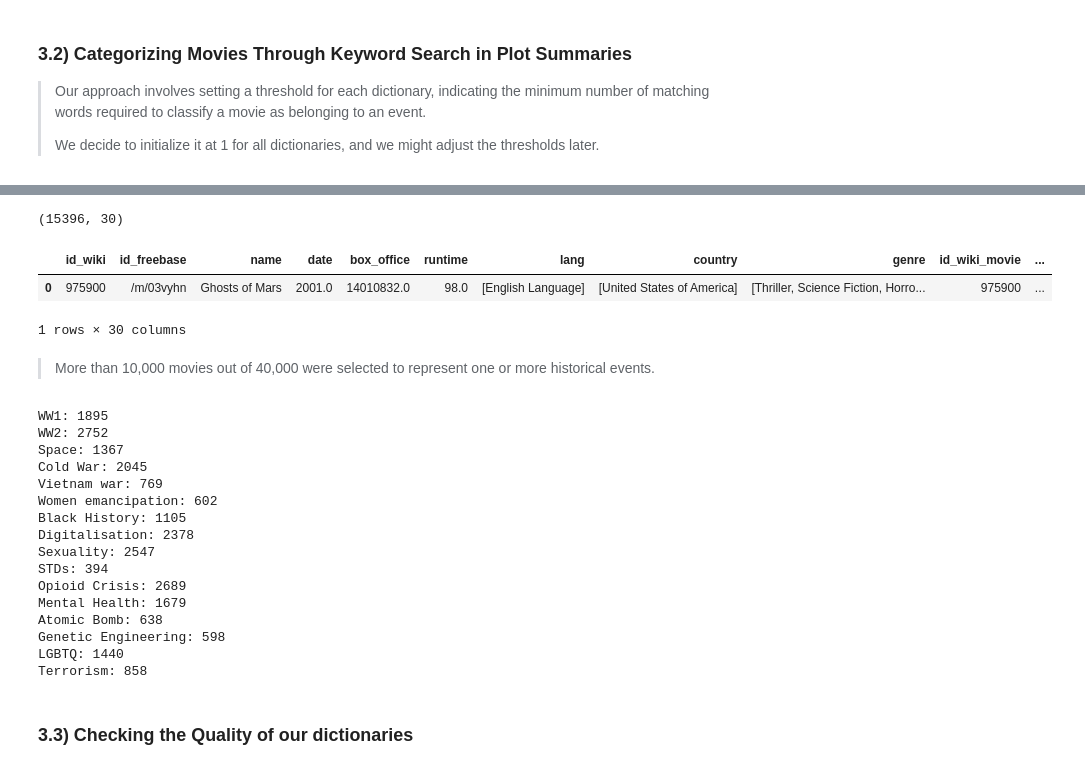
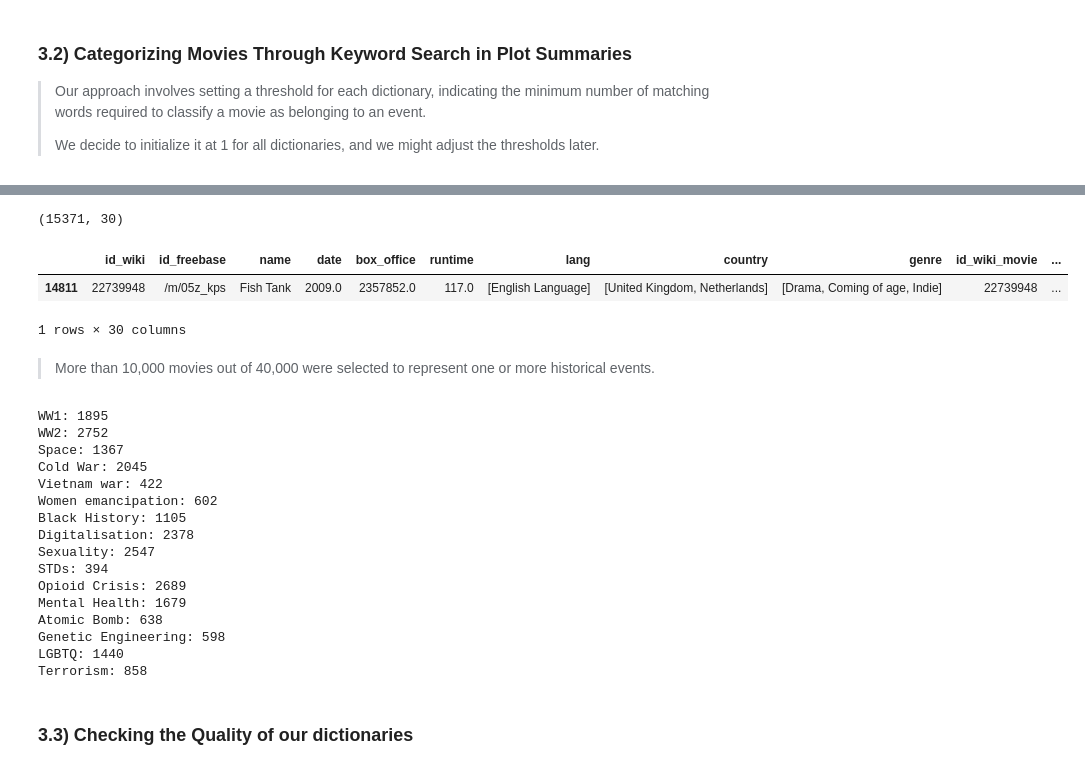
Before and after one commit to epfl-ada/ada-2023-project-onsecalme123, a Jupyter notebook: milestone2.ipynb, the cells around one changed output, grey strips where cells are left out. Cells and saved outputs as stored; diff of their text form; code cells hidden in the pictures.

```diff
--- a/milestone2.ipynb
+++ b/milestone2.ipynb
@@ -477,7 +480,7 @@ cold_war_dict = ['nuclear arms race', 'iron curtain', 'berlin airlift', 'proxy w
 
 # Vietnam War dictionary
 
-vietnam_war_dict = ['vietnam war', 'ho chi minh', 'viet cong', ' viet ', 'viets', 'agent orange', 'napalm', 'tet offensive', 'my lai massacre', 'hanoi', 'saigon', 'tonkin', 'paris peace accords', 'rolling thunder', 'agent blue', '1954', '1974', 'nixon', 'johnson', 'vietnamese']
+vietnam_war_dict = ['vietnam war', 'viet cong', ' viet ', 'viets', 'agent orange', 'napalm', 'tet offensive', 'my lai massacre', 'hanoi', 'saigon', 'tonkin', 'paris peace accords', 'rolling thunder', 'agent blue', '1954', '1974', 'nixon']
 
 
 # Women Emancipation dictionary
@@ -581,16 +574,15 @@ Index(['id_wiki', 'id_freebase', 'name', 'date', 'box_office', 'runtime',
 # %%
 # Checking how many movies were associated to an event
-"""
+
 movies_events_df = movies_events[movies_events[events].any(axis=1)].copy()
 movies_events_df = create_events_belongs_to_column(movies_events_df, events).copy()
 
 print(movies_events_df.shape)
 movies_events_df.sample()
-"""
 # %% [output]
-(15396, 30)
+(15371, 30)
 |  | id_wiki | id_freebase | name | date | box_office | runtime | lang | country | genre | id_wiki_movie | ... |
-| 0 | 975900 | /m/03vyhn | Ghosts of Mars | 2001.0 | 14010832.0 | 98.0 | [English Language] | [United States of America] | [Thriller, Science Fiction, Horro... | 975900 | ... |
+| 14811 | 22739948 | /m/05z_kps | Fish Tank | 2009.0 | 2357852.0 | 117.0 | [English Language] | [United Kingdom, Netherlands] | [Drama, Coming of age, Indie] | 22739948 | ... |
 1 rows × 30 columns
 # %% [markdown]
 >More than 10,000 movies out of 40,000 were selected to represent one or more historical events.
@@ -608,7 +600,7 @@ WW1: 1895
 WW2: 2752
 Space: 1367
 Cold War: 2045
-Vietnam war: 769
+Vietnam war: 422
 Women emancipation: 602
 Black History: 1105
 Digitalisation: 2378
```
Also changed, not shown: parts of 17 cells of this notebook, 1 other file.
